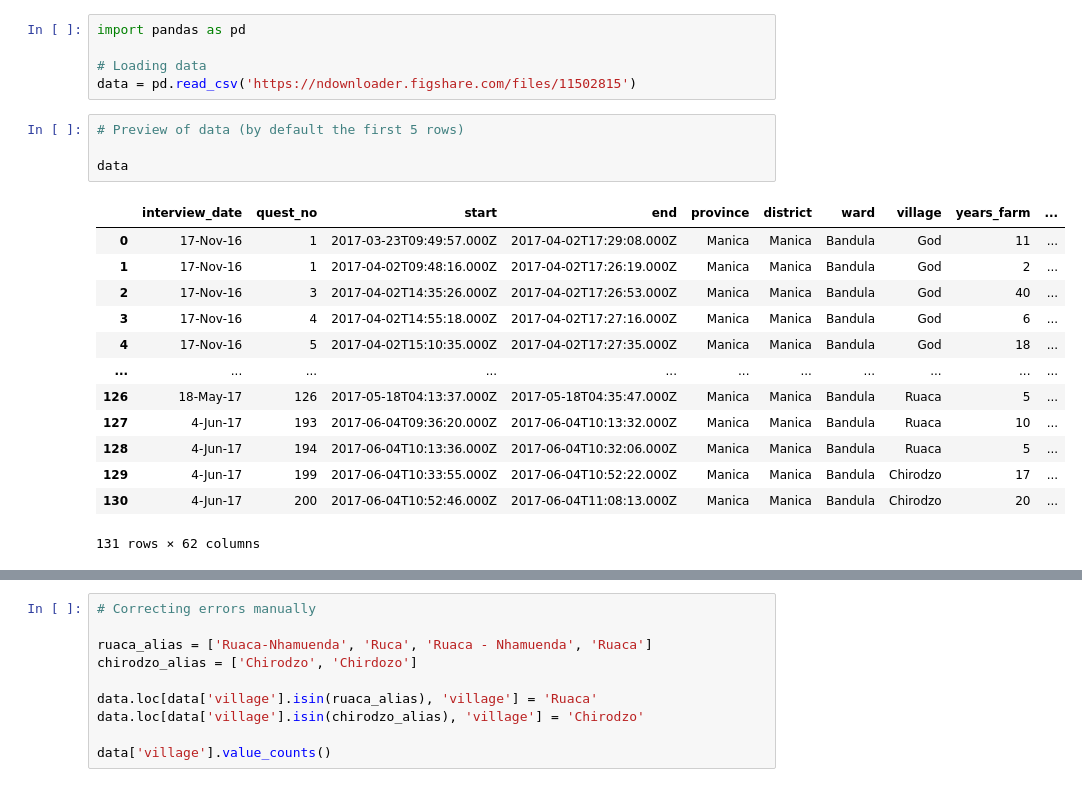
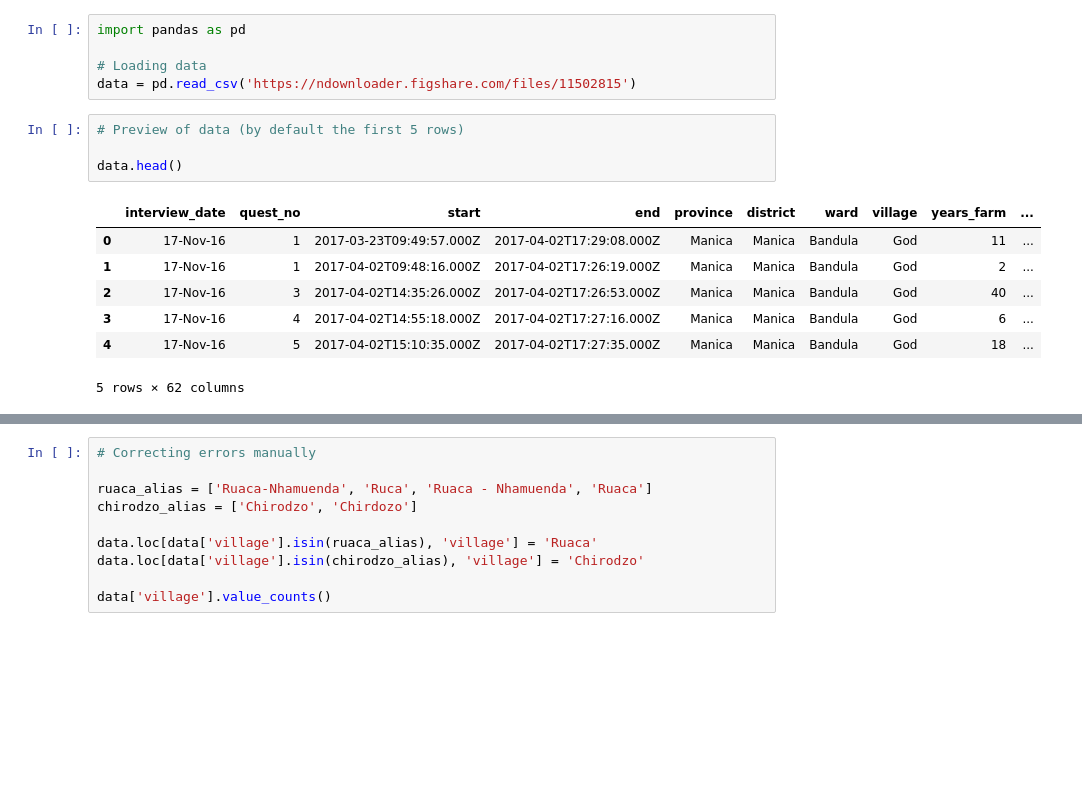
Before and after one commit to CALDISS-AAU/workshop_data-management, a Jupyter notebook: notebooks/02_python-data-management.ipynb, the cells around one changed output, grey strips where cells are left out. Drawn from its saved outputs; the diff is of its cells as text; blank space fills up the shorter version.

```diff
--- a/notebooks/02_python-data-management.ipynb
+++ b/notebooks/02_python-data-management.ipynb
@@ -10,21 +10,15 @@ data = pd.read_csv('https://ndownloader.figshare.com/files/11502815')
 # %%
 # Preview of data (by default the first 5 rows)
 
-data
+data.head()
 # %% [output]
 |  | interview_date | quest_no | start | end | province | district | ward | village | years_farm | ... |
 | 0 | 17-Nov-16 | 1 | 2017-03-23T09:49:57.000Z | 2017-04-02T17:29:08.000Z | Manica | Manica | Bandula | God | 11 | ... |
 | 1 | 17-Nov-16 | 1 | 2017-04-02T09:48:16.000Z | 2017-04-02T17:26:19.000Z | Manica | Manica | Bandula | God | 2 | ... |
 | 2 | 17-Nov-16 | 3 | 2017-04-02T14:35:26.000Z | 2017-04-02T17:26:53.000Z | Manica | Manica | Bandula | God | 40 | ... |
 | 3 | 17-Nov-16 | 4 | 2017-04-02T14:55:18.000Z | 2017-04-02T17:27:16.000Z | Manica | Manica | Bandula | God | 6 | ... |
 | 4 | 17-Nov-16 | 5 | 2017-04-02T15:10:35.000Z | 2017-04-02T17:27:35.000Z | Manica | Manica | Bandula | God | 18 | ... |
-| ... | ... | ... | ... | ... | ... | ... | ... | ... | ... | ... |
-| 126 | 18-May-17 | 126 | 2017-05-18T04:13:37.000Z | 2017-05-18T04:35:47.000Z | Manica | Manica | Bandula | Ruaca | 5 | ... |
-| 127 | 4-Jun-17 | 193 | 2017-06-04T09:36:20.000Z | 2017-06-04T10:13:32.000Z | Manica | Manica | Bandula | Ruaca | 10 | ... |
-| 128 | 4-Jun-17 | 194 | 2017-06-04T10:13:36.000Z | 2017-06-04T10:32:06.000Z | Manica | Manica | Bandula | Ruaca | 5 | ... |
-| 129 | 4-Jun-17 | 199 | 2017-06-04T10:33:55.000Z | 2017-06-04T10:52:22.000Z | Manica | Manica | Bandula | Chirodzo | 17 | ... |
-| 130 | 4-Jun-17 | 200 | 2017-06-04T10:52:46.000Z | 2017-06-04T11:08:13.000Z | Manica | Manica | Bandula | Chirodzo | 20 | ... |
-131 rows × 62 columns
+5 rows × 62 columns
 # %%
 # Counts of unique values ("faceting" in Open Refine)
 
```
Also changed, not shown: parts of 13 cells of this notebook, 2 other files.
